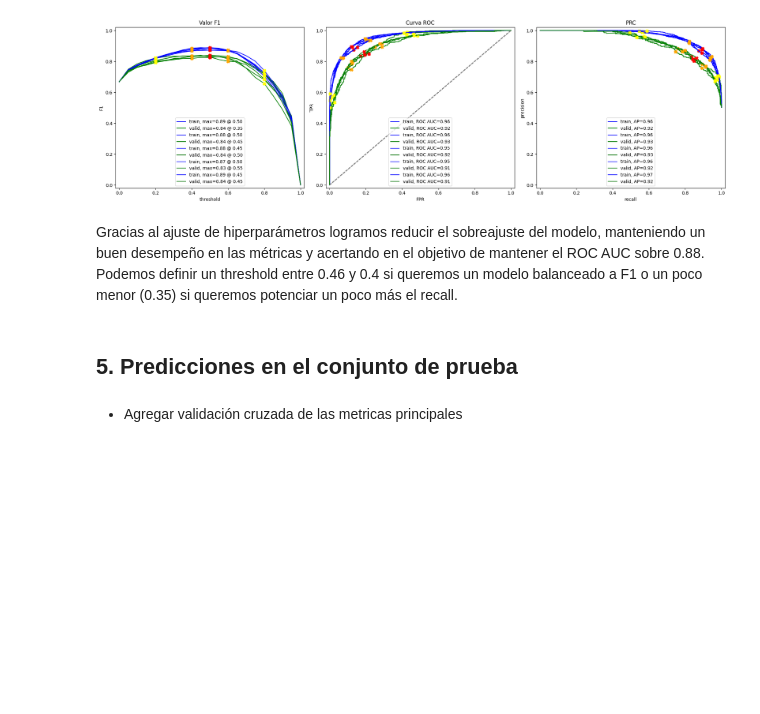
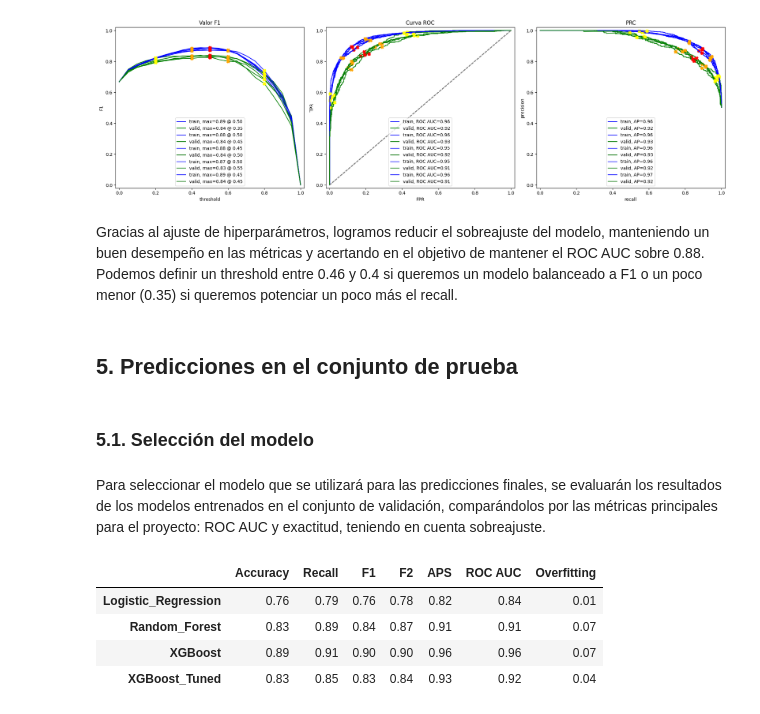
Before and after one commit to AndresCalvete-DataScientist/interconnect-customer-churn-prediction, a Jupyter notebook: notebooks/eda.ipynb, the cells around one changed output. Drawn from its saved outputs; the diff is of its cells as text; code cells hidden in the pictures; blank space fills up the shorter version.

```diff
--- a/notebooks/eda.ipynb
+++ b/notebooks/eda.ipynb
@@ -1577,8 +1580,31 @@ ROC AUC     0.96   0.92
 Sobreajuste promedio: 0.04
 [figure]
 # %% [markdown]
-Gracias al ajuste de hiperparámetros logramos reducir el sobreajuste del modelo, manteniendo un buen desempeño en las métricas y acertando en el objetivo de mantener el ROC AUC sobre 0.88. Podemos definir un threshold entre 0.46 y 0.4 si queremos un modelo balanceado a F1 o un poco menor (0.35) si queremos potenciar un poco más el recall.
+Gracias al ajuste de hiperparámetros, logramos reducir el sobreajuste del modelo, manteniendo un buen desempeño en las métricas y acertando en el objetivo de mantener el ROC AUC sobre 0.88. Podemos definir un threshold entre 0.46 y 0.4 si queremos un modelo balanceado a F1 o un poco menor (0.35) si queremos potenciar un poco más el recall.
 # %% [markdown]
 ## 5. Predicciones en el conjunto de prueba <a id='predict_test'></a>
-# %% [markdown]
-- Agregar validación cruzada de las metricas principales
+# %% [markdown]
+### 5.1. Selección del modelo <a id='model_select'></a>
+# %% [markdown]
+Para seleccionar el modelo que se utilizará para las predicciones finales, se evaluarán los resultados de los modelos entrenados en el conjunto de validación, comparándolos por las métricas principales para el proyecto: ROC AUC y exactitud, teniendo en cuenta sobreajuste.
+# %%
+# Resumen del desempeño de todos los modelos
+model_summary = pd.DataFrame()
+
+for model_name, results, overfit in zip(
+    ['Logistic_Regression', 'Random_Forest', 'XGBoost', 'XGBoost_Tuned'],
+    [lr_results, rfc_results, xg_results, xg_results_2],
+    [0.01, 0.07, 0.07, 0.04]
+):
+    model = results.drop('Threshold').drop('train', axis=1).rename(columns={'valid': model_name})
+    model.loc['Overfitting', model_name] = overfit
+    model_summary = pd.concat([model_summary, model], axis=1)
+
+model_summary = model_summary.transpose()
+model_summary
+# %% [output]
+|  | Accuracy | Recall | F1 | F2 | APS | ROC AUC | Overfitting |
+| Logistic_Regression | 0.76 | 0.79 | 0.76 | 0.78 | 0.82 | 0.84 | 0.01 |
+| Random_Forest | 0.83 | 0.89 | 0.84 | 0.87 | 0.91 | 0.91 | 0.07 |
+| XGBoost | 0.89 | 0.91 | 0.90 | 0.90 | 0.96 | 0.96 | 0.07 |
+| XGBoost_Tuned | 0.83 | 0.85 | 0.83 | 0.84 | 0.93 | 0.92 | 0.04 |
```
Also changed, not shown: parts of 22 cells of this notebook.
